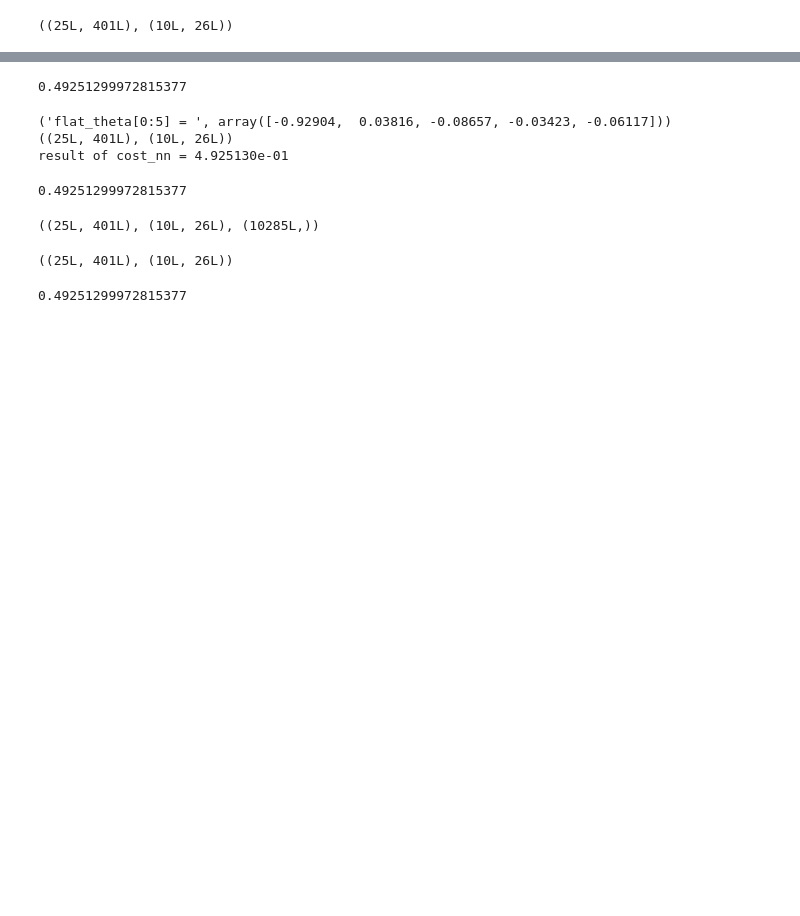
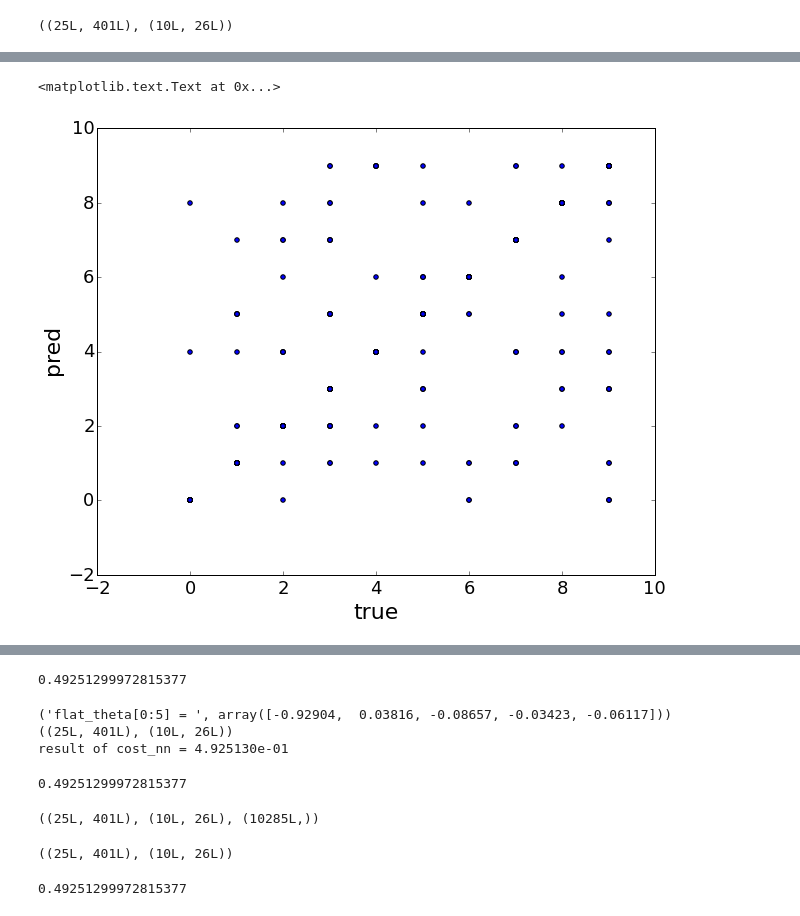
Before and after one commit to nakicam/DataScienceTraining, a Jupyter notebook: courses/coursera_ml008/hw4/hw4_neural_networks_learning.ipynb, the cells around one changed output, grey strips where cells are left out. Drawn from its saved outputs; the diff is of its cells as text; code cells hidden in the pictures; blank space fills up the shorter version.

```diff
--- a/courses/coursera_ml008/hw4/hw4_neural_networks_learning.ipynb
+++ b/courses/coursera_ml008/hw4/hw4_neural_networks_learning.ipynb
@@ -863,3 +1273,10 @@ plt.scatter(pred, y_true)
+# %%
+plt.scatter(y_true, pred)
+plt.ylabel('pred')
+plt.xlabel('true')
+# %% [output]
+<matplotlib.text.Text at 0x...>
+[figure, added]
 # %%
 plt.scatter(pred_df.index, pred_df.pred==pred_df.true)
 plt.xlabel("character index")
```
Also changed, not shown: parts of 60 cells of this notebook, 1 other file.
